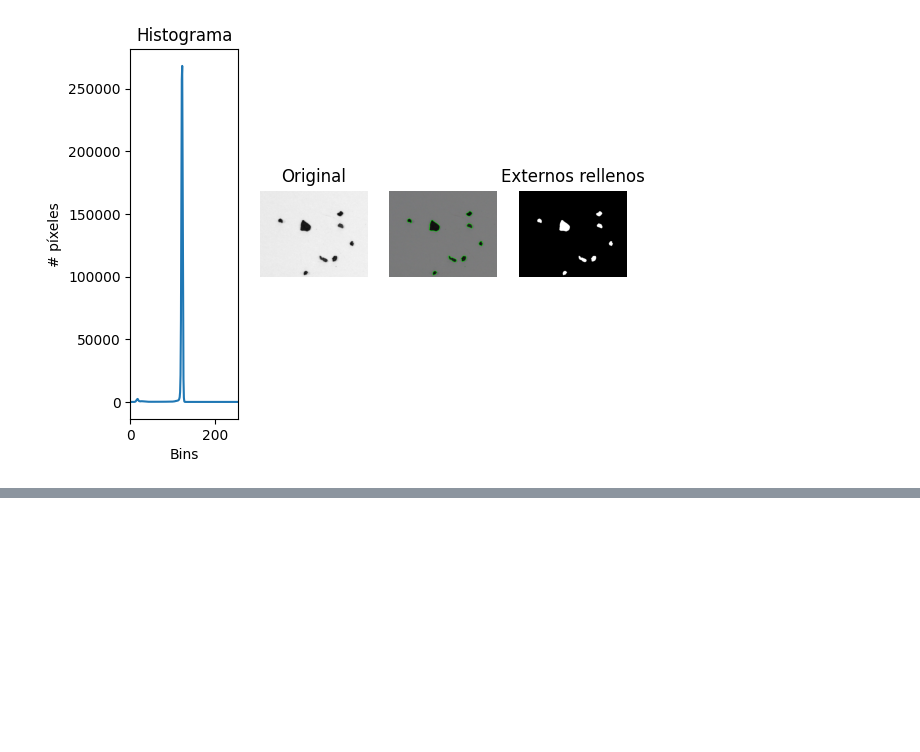
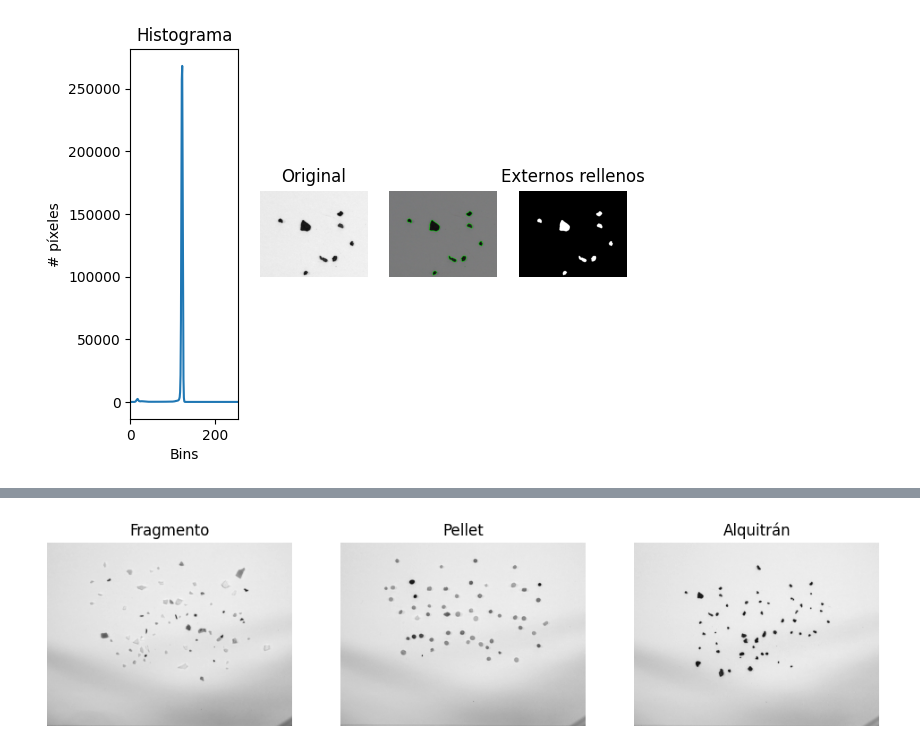
Before and after one commit to Ulpgc-Vision-por-computador/P3-Deteccion-de-formas, a Jupyter notebook: entrega.ipynb, the cells around one changed output, grey strips where cells are left out. Saved outputs shown, nothing was run; the diff lists cells and outputs as text; code cells hidden in the pictures; blank space fills up the shorter version.

```diff
--- a/entrega.ipynb
+++ b/entrega.ipynb
@@ -454,0 +619,46 @@ Clipping input data to the valid range for imshow with RGB data ([0..1] for floa
+# %%
+import cv2
+import numpy as np
+import matplotlib.pyplot as plt
+import seaborn as sns
+from sklearn.metrics import (
+    confusion_matrix,
+    accuracy_score,
+    precision_score,
+    recall_score,
+    f1_score
+)
+
+frag_img = cv2.imread('media/fragment-03-olympus-10-01-2020.JPG')
+pel_img = cv2.imread('media/pellet-03-olympus-10-01-2020.JPG')
+tar_img = cv2.imread('media/tar-03-olympus-10-01-2020.JPG')
+
+# Convertir las imágenes a escala de grises
+frag_gris = cv2.cvtColor(frag_img, cv2.COLOR_BGR2GRAY)
+pel_gris = cv2.cvtColor(pel_img, cv2.COLOR_BGR2GRAY)
+tar_gris = cv2.cvtColor(tar_img, cv2.COLOR_BGR2GRAY)
+
+# Aplicar un filtro de suavizado
+frag_gris = cv2.GaussianBlur(frag_gris, (25, 25), 0)
+
+# Mostrar las imágenes
+plt.figure(figsize=(12, 6))
+
+plt.subplot(1, 3, 1)
+plt.title('Fragmento')
+plt.axis("off")
+plt.imshow(frag_gris,cmap='gray')
+
+plt.subplot(1, 3, 2)
+plt.title('Pellet')
+plt.axis("off")
+plt.imshow(pel_gris,cmap='gray')
+
+plt.subplot(1, 3, 3)
+plt.title('Alquitrán')
+plt.axis("off")
+plt.imshow(tar_gris,cmap='gray')
+
+plt.show()
+# %% [output]
+[figure, added]
```
Also changed, not shown: parts of 6 cells of this notebook.
